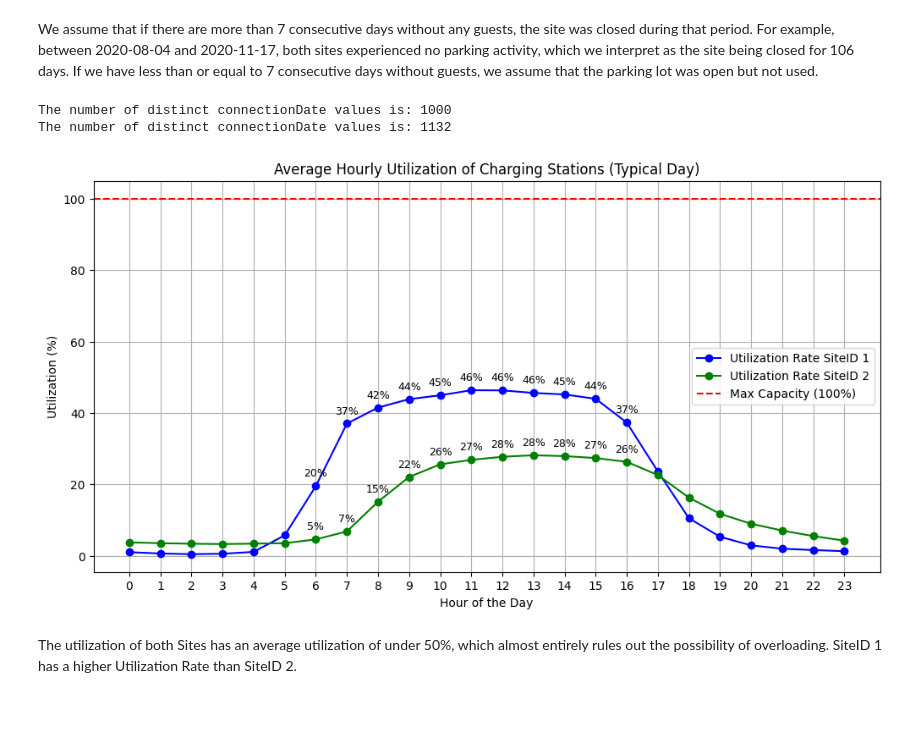
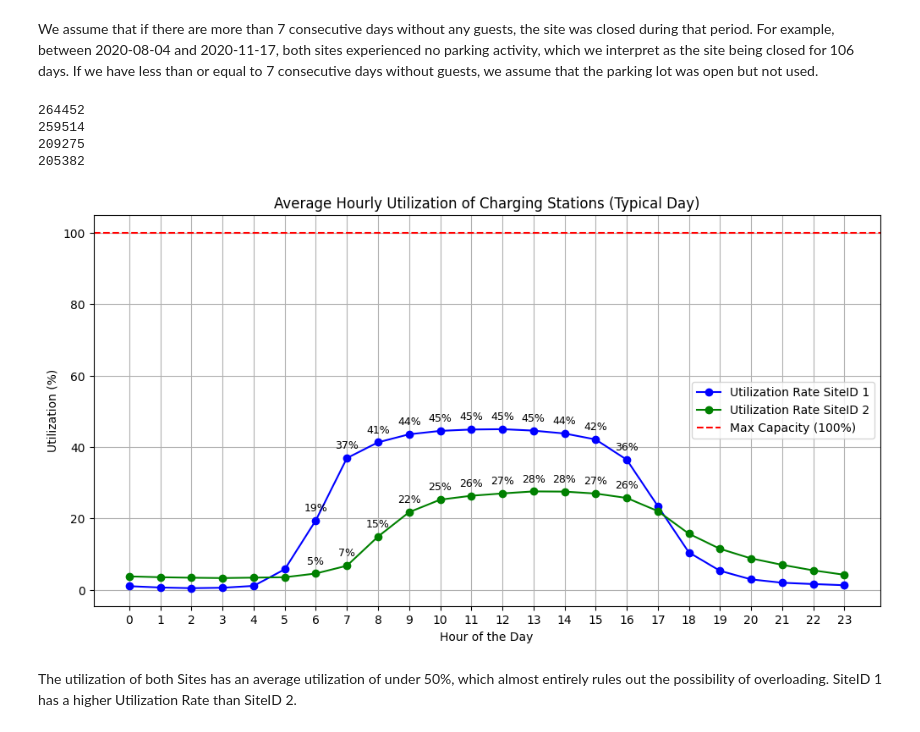
Before and after one commit to Zeyd263/DataDynamos, a Jupyter notebook: Preprocessing.ipynb, the cells around one changed output. Cells and saved outputs as stored; diff of their text form; code cells hidden in the pictures.

```diff
--- a/Preprocessing.ipynb
+++ b/Preprocessing.ipynb
@@ -1112,6 +1115,7 @@ def calculate_utilization(site_id, data_with_NA, siteid_inactivedays, active_day
 
             # Add hourly data
             hourly_data.append({
+                'stationID': row['stationID'],
                 'connectionDate': connection_date,
                 'hour': current_time.hour,
                 'active_charging': 1
@@ -1122,6 +1126,9 @@ def calculate_utilization(site_id, data_with_NA, siteid_inactivedays, active_day
 
     # Create DataFrame for the hourly usage data
     hourly_df = pd.DataFrame(hourly_data)
+
+    # Remove duplicates
+    hourly_df = hourly_df.drop_duplicates()
 
     # Add inactive days with 0 activity for each hour of the day (same code as before)
     inactive_hourly_data = []
@@ -1143,7 +1150,7 @@ def calculate_utilization(site_id, data_with_NA, siteid_inactivedays, active_day
     avg_hourly_usage = hourly_usage.groupby('hour')['active_charging'].sum().reset_index()
 
     # Calculate the utilization rate, using the unique connection dates in hourly_usage for the denominator
-    avg_hourly_usage['utilization_rate'] = (avg_hourly_usage['active_charging'] / (hourly_df['connectionDate'].nunique()) / num_stations) * 100
+    avg_hourly_usage['utilization_rate'] = (avg_hourly_usage['active_charging'] / (len(siteid_inactivedays)+len(active_days)) / num_stations) * 100
 
     return avg_hourly_usage
 
@@ -1162,36 +1169,38 @@ plt.plot(avg_hourly_usage_1['hour'], avg_hourly_usage_1['utilization_rate'], mar
 # Plot utilization for siteID 2
 plt.plot(avg_hourly_usage_2['hour'], avg_hourly_usage_2['utilization_rate'], marker='o', label='Utilization Rate SiteID 2', color='green')
 
 # Add horizontal line for max capacity (100%)
 plt.axhline(y=100, color='red', linestyle='--', label='Max Capacity (100%)')
 
 # Title and labels
 plt.title('Average Hourly Utilization of Charging Stations (Typical Day)')
 plt.xlabel('Hour of the Day')
 plt.ylabel('Utilization (%)')
 
 # Set X-axis to display each hour from 0 to 23
 plt.xticks(range(24))
 
 # Add percentage values above each point on the graph, but only for hours 7 to 16
 for i, row in avg_hourly_usage_1.iterrows():
     if 6 <= row['hour'] <= 16:  # Check if the hour is between 7 and 16 (inclusive)
         plt.text(row['hour'], row['utilization_rate'] + 2, f'{row["utilization_rate"]:.0f}%', ha='center', va='bottom', fontsize=9)
 
 for i, row in avg_hourly_usage_2.iterrows():
     if 6 <= row['hour'] <= 16:  # Check if the hour is between 7 and 16 (inclusive)
         plt.text(row['hour'], row['utilization_rate'] + 2, f'{row["utilization_rate"]:.0f}%', ha='center', va='bottom', fontsize=9)
 
 # Grid and legend
 plt.grid()
 plt.legend()
 
 # Show the plot
 plt.show()
 # %% [output]
-The number of distinct connectionDate values is: 1000
-The number of distinct connectionDate values is: 1132
+264452
+259514
+209275
+205382
-[figure, old version]
+[figure, new version]
 # %% [markdown]
 The utilization of both Sites has an average utilization of under 50%, which almost entirely rules out the possibility of overloading. SiteID 1 has a higher Utilization Rate than SiteID 2.
 # %% [markdown]
```
Also changed, not shown: parts of 3 cells of this notebook.
